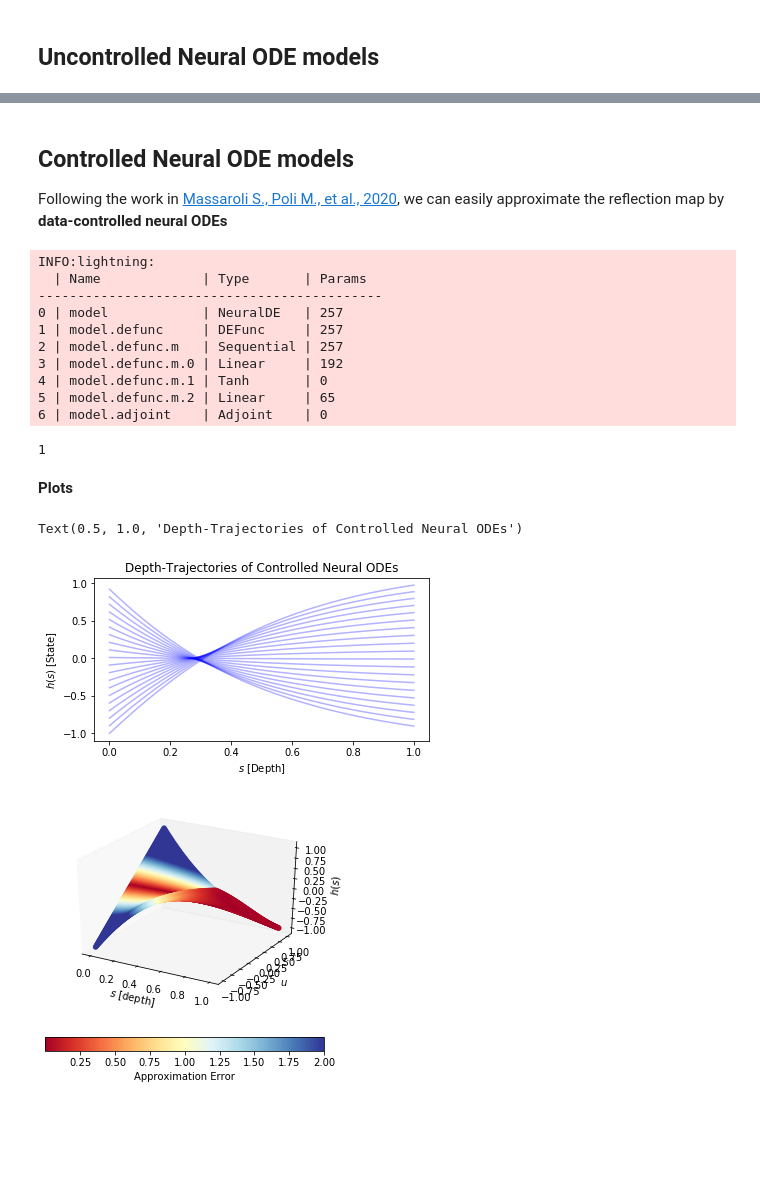
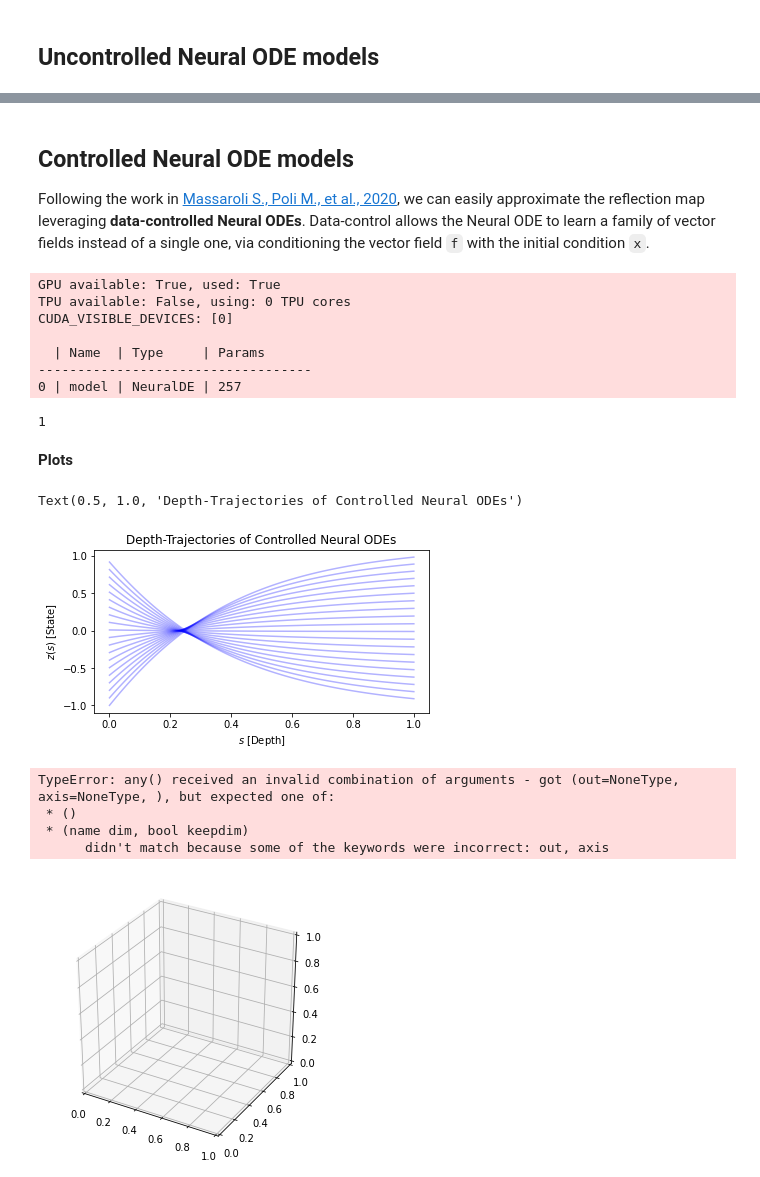
Before and after one commit to DiffEqML/torchdyn, a Jupyter notebook: tutorials/03_crossing_trajectories.ipynb, the cells around one changed output, grey strips where cells are left out. Cells and saved outputs as stored; diff of their text form; code cells hidden in the pictures; blank space fills up the shorter version.

```diff
--- a/tutorials/03_crossing_trajectories.ipynb
+++ b/tutorials/03_crossing_trajectories.ipynb
@@ -70,46 +65,36 @@ settings = {'type':'classic', 'controlled':False, 'solver':'dopri5'}
 # %%
 # vanilla depth-invariant
-func = DEFunc(nn.Sequential(
+func = nn.Sequential(
         nn.Linear(1, 64),
         nn.Tanh(),
         nn.Linear(64,1)
         )
-)
+
 
 # vanilla depth-variant
-func_dv = DEFunc(nn.Sequential(DepthCat(1),
+func_dv = nn.Sequential(DepthCat(1),
         nn.Linear(2, 64),
         nn.Tanh(),
         nn.Linear(64,1)
         )
-)
 
-# stable neural flows
-func_s = DEFunc(nn.Sequential(
-        nn.Linear(1, 64),
-        nn.Tanh(),
-        nn.Linear(64,1)
-        )
-)
-funcs = [func, func_dv, func_s]
+funcs = [func, func_dv]
 # %%
 import matplotlib.pyplot as plt
 
-plt.figure(figsize=(24,4))
+plt.figure(figsize=(12,4))
 plot_settings = {'n_grid':30, 'x_span':[-1,1], 'device':device}
 
 for i, f in enumerate(funcs):
     # define the model
-    model = NeuralDE(f, settings).to(device)
-    if i==2:
-        model.settings['type'] = 'stable'
+    model = NeuralDE(f, solver='dopri5').to(device)
     # train the neural ODE
     learn = Learner(model)
-    trainer = pl.Trainer(min_nb_epochs=500, max_nb_epochs=550)
+    trainer = pl.Trainer(min_epochs=500, max_epochs=550, gpus=1)
     trainer.fit(learn)
 
     # plot the learned flows
-    plt.subplot(1,3,1+i)
+    plt.subplot(1,2,1+i)
     s_span = torch.linspace(0,1,100)
     traj = model.trajectory(X_train, s_span).cpu().detach()
     plot_traj_vf_1D(model, s_span, traj, n_grid=30, x_span=[-1,1], device=device);
@@ -149,35 +117,29 @@ INFO:lightning:
 # %% [markdown]
 ## Controlled Neural ODE models
 
-Following the work in [Massaroli S., Poli M., et al., 2020](https://arxiv.org/abs/2002.08071), we can easily approximate the reflection map by **data-controlled neural ODEs**
+Following the work in [Massaroli S., Poli M., et al., 2020](https://arxiv.org/abs/2002.08071), we can easily approximate the reflection map leveraging **data-controlled Neural ODEs**. Data-control allows the Neural ODE to learn a family of vector fields instead of a single one, via conditioning the vector field `f` with the initial condition `x`.
 # %%
 # define the data-controlled model
-settings = {'type':'classic', 'controlled':True, 'solver':'dopri5'}
-
-f = DEFunc(nn.Sequential(
-        nn.Linear(2, 64),
-        nn.Tanh(),
-        nn.Linear(64,1)
-        )
+f = nn.Sequential(DataControl(),
+                  nn.Linear(2, 64),
+                  nn.Tanh(),
+                  nn.Linear(64,1)
 )
 
-model = NeuralDE(f, settings).to(device)
+model = NeuralDE(f, solver='dopri5').to(device)
 # %%
 # train the neural ODE
 learn = Learner(model)
-trainer = pl.Trainer(min_nb_epochs=200, max_nb_epochs=250)
+trainer = pl.Trainer(min_epochs=200, max_epochs=250, gpus=1)
 trainer.fit(learn)
 # %% [output]
-INFO:lightning:
-  | Name             | Type       | Params
---------------------------------------------
-0 | model            | NeuralDE   | 257
-1 | model.defunc     | DEFunc     | 257
-2 | model.defunc.m   | Sequential | 257
-3 | model.defunc.m.0 | Linear     | 192
-4 | model.defunc.m.1 | Tanh       | 0
-5 | model.defunc.m.2 | Linear     | 65
-6 | model.adjoint    | Adjoint    | 0
+GPU available: True, used: True
+TPU available: False, using: 0 TPU cores
+CUDA_VISIBLE_DEVICES: [0]
+
+  | Name  | Type     | Params
+-----------------------------------
+0 | model | NeuralDE | 257
 1
 # %% [markdown]
 **Plots**
@@ -191,37 +153,41 @@ fig = plt.figure(figsize=(6,3))
 ax = fig.add_subplot(111)
 ax.plot(s_span, traj[:,::5,0], color='blue', alpha=.3);
 ax.set_xlabel(r"$s$ [Depth]")
-ax.set_ylabel(r"$h(s)$ [State]")
+ax.set_ylabel(r"$z(s)$ [State]")
 ax.set_title(r"Depth-Trajectories of Controlled Neural ODEs")
 # %% [output]
 Text(0.5, 1.0, 'Depth-Trajectories of Controlled Neural ODEs')
-[figure, old version]
+[figure, new version]
 # %%
 # plot the evolution of the data in the s-x-h space
 from mpl_toolkits.mplot3d import Axes3D
 
 n_grid=30
 x_span=[-1,1]
 fig = plt.figure(figsize=(5,5))
 ax = fig.add_subplot(111, projection='3d')
 
 ss = torch.linspace(s_span[0], s_span[-1], n_grid)
 xx = torch.linspace(x_span[0], x_span[-1], n_grid)
 S, X = torch.meshgrid(ss,xx)
 u_traj = traj[0,:,0].repeat(traj.shape[1],1)
 e = torch.abs(y.T - traj[:,:,0])
 color = plt.cm.RdYlBu(e)
 for i in range(traj.shape[1]):
-    tr = ax.scatter(s_span, u_traj[:,i],traj[:,i,0],
+    tr = ax.scatter(s_span, u_traj[:,i], traj[:,i,0],
                 c=color[:,i],alpha=1, cmap=color[:,i],zdir='z')
 norm = mpl.colors.Normalize(e.min(),e.max())
 plt.colorbar(mpl.cm.ScalarMappable(norm=norm, cmap='RdYlBu'),
      label='Approximation Error', orientation='horizontal')
 ax.set_xlabel(r"$s$ [depth]");
 ax.set_ylabel(r"$x$");
-ax.set_zlabel(r"$h(s)$");
+ax.set_zlabel(r"$z(s)$");
 ax.xaxis._axinfo["grid"]['color'] =  (1,1,1,0)
 ax.yaxis._axinfo["grid"]['color'] =  (1,1,1,0)
 ax.zaxis._axinfo["grid"]['color'] =  (1,1,1,0)
 # %% [output]
+TypeError: any() received an invalid combination of arguments - got (out=NoneType, axis=NoneType, ), but expected one of:
+ * ()
+ * (name dim, bool keepdim)
+      didn't match because some of the keywords were incorrect: out, axis
-[figure, old version]
+[figure, new version]
```
Also changed, not shown: parts of 8 cells of this notebook, 14 other files.
